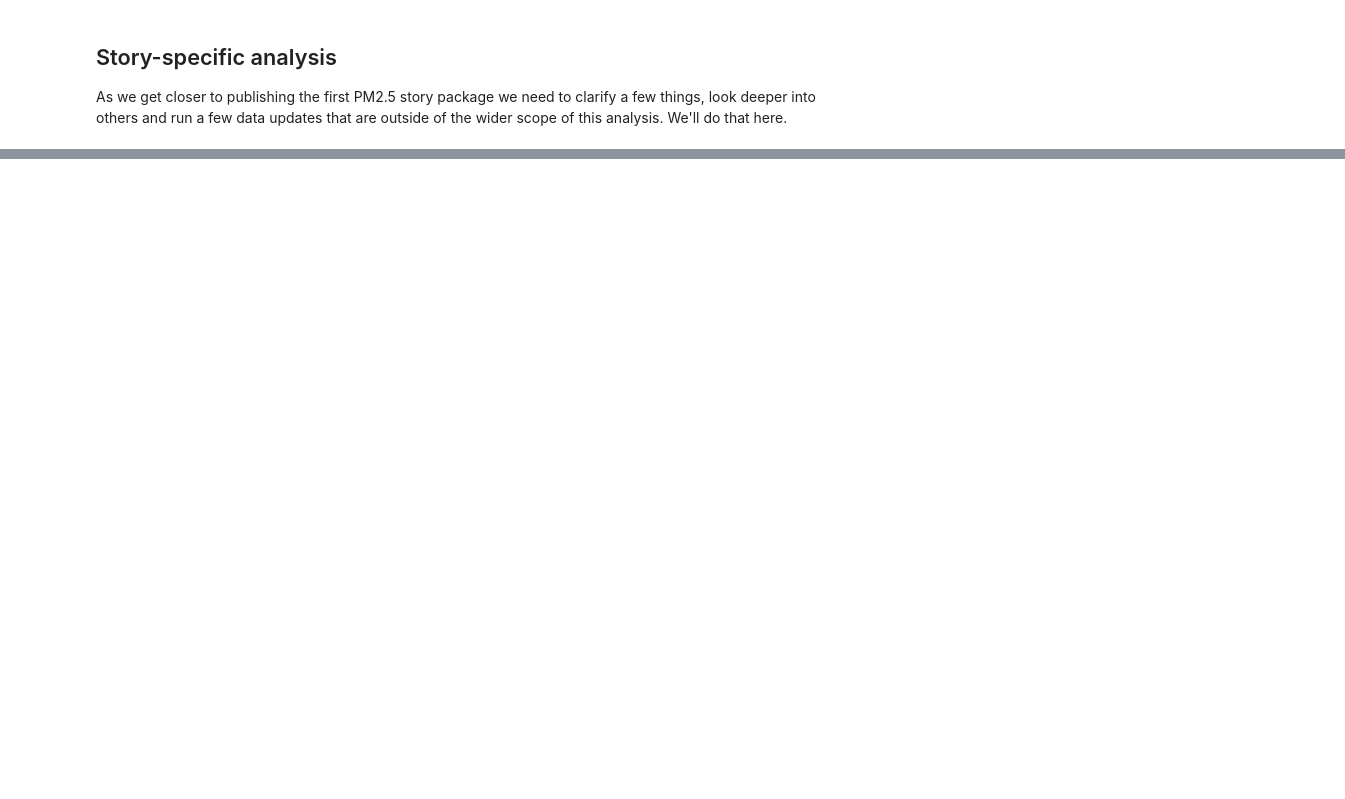
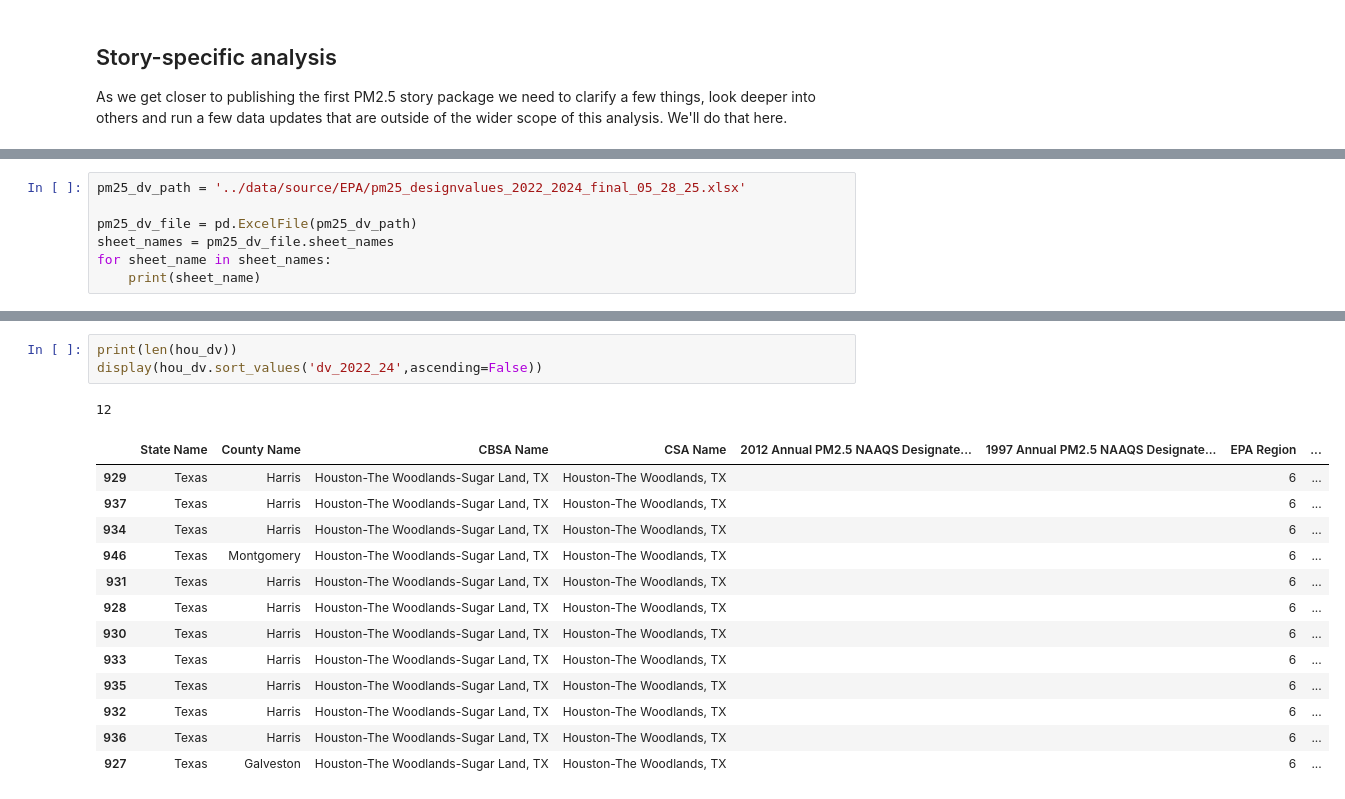
Before and after one commit to sfchronicle/hc-pm25, a Jupyter notebook: code/08_story-analysis.ipynb, the cells around one changed output, grey strips where cells are left out. Drawn from its saved outputs; the diff is of its cells as text; blank space fills up the shorter version.

```diff
--- a/code/08_story-analysis.ipynb
+++ b/code/08_story-analysis.ipynb
@@ -196,0 +135,7 @@ print(get_annual_tceq_avg(settegast_df,2024))
+# %%
+pm25_dv_path = '../data/source/EPA/pm25_designvalues_2022_2024_final_05_28_25.xlsx'
+
+pm25_dv_file = pd.ExcelFile(pm25_dv_path)
+sheet_names = pm25_dv_file.sheet_names
+for sheet_name in sheet_names:
+    print(sheet_name)
@@ -196,0 +359,18 @@ print(get_annual_tceq_avg(settegast_df,2024))
+# %%
+print(len(hou_dv))
+display(hou_dv.sort_values('dv_2022_24',ascending=False))
+# %% [output]
+12
+|  | State Name | County Name | CBSA Name | CSA Name | 2012 Annual PM2.5 NAAQS Designate... | 1997 Annual PM2.5 NAAQS Designate... | EPA Region | ... |
+| 929 | Texas | Harris | Houston-The Woodlands-Sugar Land, TX | Houston-The Woodlands, TX |  |  | 6 | ... |
+| 937 | Texas | Harris | Houston-The Woodlands-Sugar Land, TX | Houston-The Woodlands, TX |  |  | 6 | ... |
+| 934 | Texas | Harris | Houston-The Woodlands-Sugar Land, TX | Houston-The Woodlands, TX |  |  | 6 | ... |
+| 946 | Texas | Montgomery | Houston-The Woodlands-Sugar Land, TX | Houston-The Woodlands, TX |  |  | 6 | ... |
+| 931 | Texas | Harris | Houston-The Woodlands-Sugar Land, TX | Houston-The Woodlands, TX |  |  | 6 | ... |
+| 928 | Texas | Harris | Houston-The Woodlands-Sugar Land, TX | Houston-The Woodlands, TX |  |  | 6 | ... |
+| 930 | Texas | Harris | Houston-The Woodlands-Sugar Land, TX | Houston-The Woodlands, TX |  |  | 6 | ... |
+| 933 | Texas | Harris | Houston-The Woodlands-Sugar Land, TX | Houston-The Woodlands, TX |  |  | 6 | ... |
+| 935 | Texas | Harris | Houston-The Woodlands-Sugar Land, TX | Houston-The Woodlands, TX |  |  | 6 | ... |
+| 932 | Texas | Harris | Houston-The Woodlands-Sugar Land, TX | Houston-The Woodlands, TX |  |  | 6 | ... |
+| 936 | Texas | Harris | Houston-The Woodlands-Sugar Land, TX | Houston-The Woodlands, TX |  |  | 6 | ... |
+| 927 | Texas | Galveston | Houston-The Woodlands-Sugar Land, TX | Houston-The Woodlands, TX |  |  | 6 | ... |
```
Also changed, not shown: parts of 63 cells of this notebook, 15 other files.
